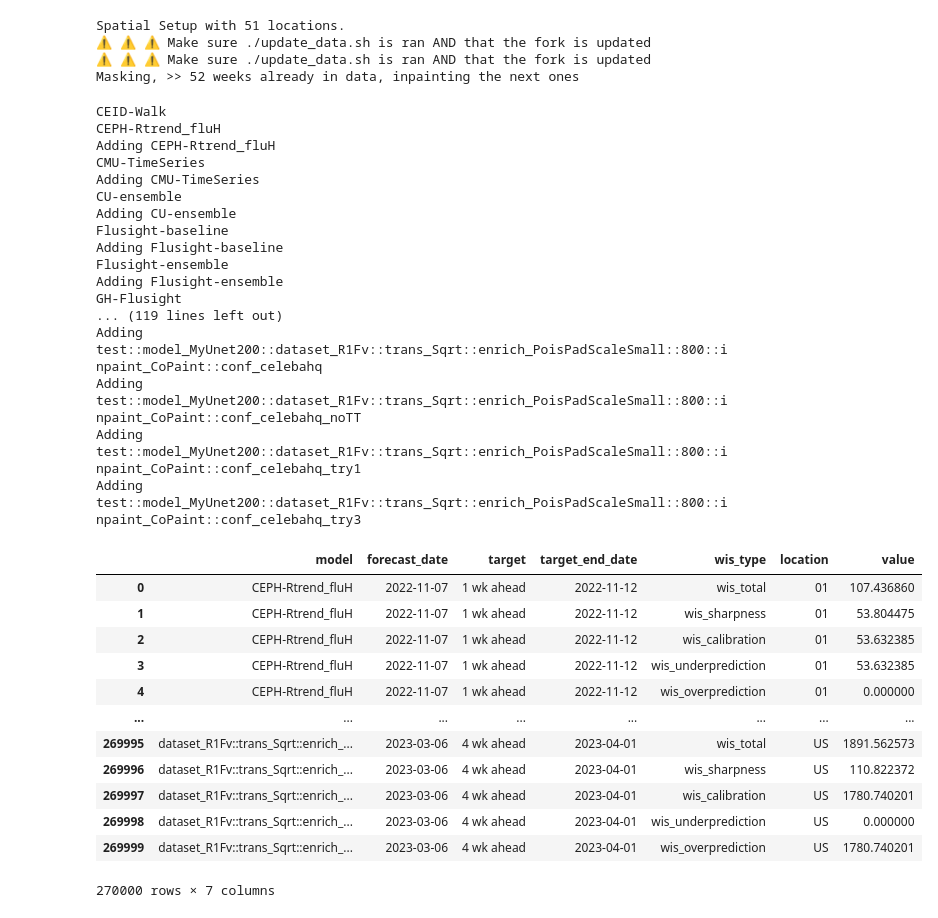
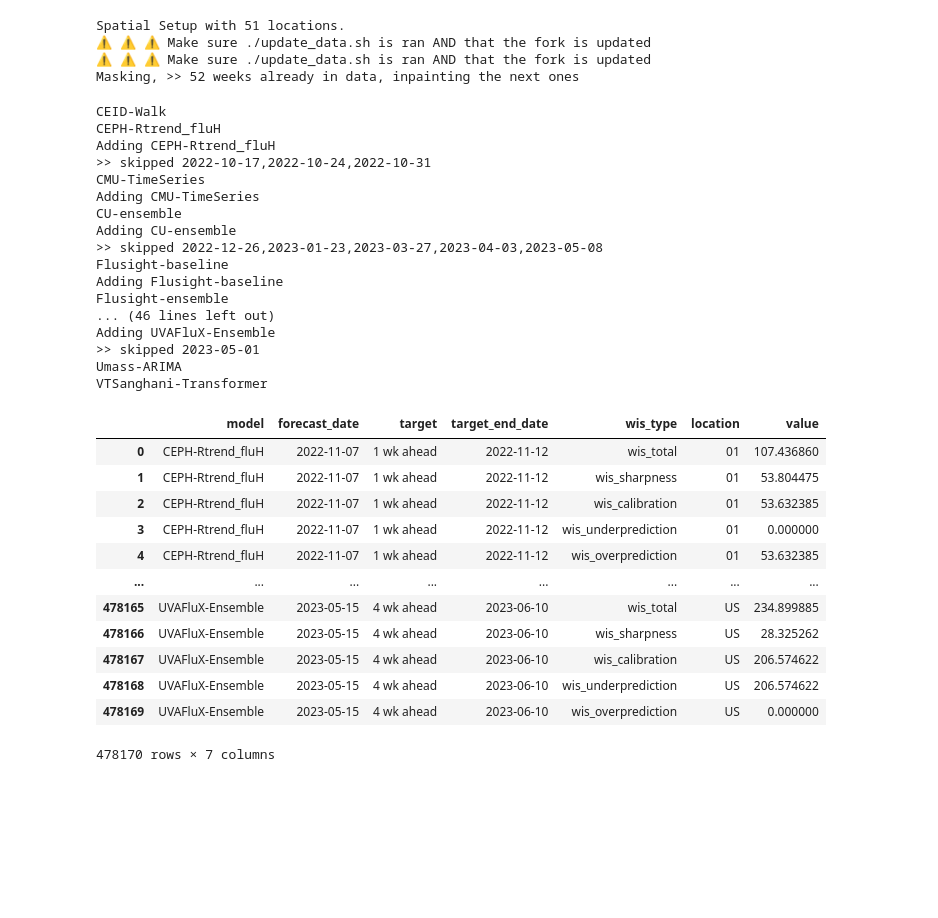
Before and after one commit to jcblemai/influpaint, a Jupyter notebook: evaluate.ipynb, the cells around one changed output. Cells and saved outputs as stored; diff of their text form; code cells hidden in the pictures; blank space fills up the shorter version.

```diff
--- a/evaluate.ipynb
+++ b/evaluate.ipynb
@@ -173,7 +173,7 @@ def score_Nwk_forecasts(gt, forecasts, n=4) -> pd.DataFrame:
         q_dict = {}
         for q in f["quantile"].unique():
             q_dict[float(q)] = f[f["quantile"]==q].pivot(index=["target_end_date"], columns="location", values="value").sort_index().to_numpy().ravel()
-        wis_total, wis_sharpness, wis_calibration, underprediction, overprediction =   weighted_interval_score_fast(observations=gt_piv.loc[target].to_numpy(),
+        wis_total, wis_sharpness, wis_calibration, overprediction, underprediction =   weighted_interval_score_fast(observations=gt_piv.loc[target].to_numpy(),
                                                                                         alphas=alphas,
                                                                                         q_dict=q_dict,
                                                                                         weights=alphas/2)
@@ -199,17 +199,10 @@ my_model_list = myutils.get_folders_in_directory("/work/users/c/h/chadi/influpai
 #gt1.plot()
 # %%
 fdates = pd.date_range("2022-10-12", "2023-05-15", freq="1W-MON")
-fdates = pd.date_range("2022-10-12", "2023-03-15", freq="5W-MON")
-fdates = pd.DatetimeIndex(['2022-10-17', '2022-10-24', '2022-10-31', '2022-11-07',
-                '2022-11-14', '2022-11-21', '2022-11-28', '2022-12-05',
-                '2022-12-12', '2022-12-19', '2022-12-26', '2023-01-02',
-                '2023-01-09', '2023-01-16', '2023-01-23', '2023-01-30',
-                '2023-02-06', '2023-02-13', '2023-02-20', '2023-02-27',
-                '2023-03-06', '2023-03-13', '2023-03-20', '2023-03-27',
-                '2023-04-03', '2023-04-10', '2023-04-17', '2023-04-24',
-                '2023-05-01', '2023-05-08', '2023-05-15'])
 
-fdates = pd.DatetimeIndex(['2022-11-07','2022-11-14','2022-12-12','2023-01-09','2023-03-06'])
+#fdates = pd.date_range("2022-10-12", "2023-03-15", freq="5W-MON") #old
+
+#fdates = pd.DatetimeIndex(['2022-11-07','2022-11-14','2022-12-12','2023-01-09','2023-03-06']) #new
 
 # old
 #fdates = pd.date_range("2022-11-14", "2023-05-15", freq="5W-MON")
@@ -217,7 +210,7 @@ fdates = pd.DatetimeIndex(['2022-11-07','2022-11-14','2022-12-12','2023-01-09','
 gt = pd.read_csv("Flusight/Flusight-forecast-data/data-truth/truth-Incident Hospitalizations.csv")
 
 
-allow_missing_week = 2
+allow_missing_week = 5
 scores = {}
 for model in model_list:
     print(model)
@@ -245,7 +238,7 @@ for model in model_list:
         scores.pop(model)
         #print(f">> Too many skipped, removing")
 
-if True:
+if False:
     for model in my_model_list:
         skipped = []
 
@@ -284,49 +277,49 @@ wis_overprediction = all_scores[all_scores["wis_type"] == "wis_overprediction"].
 wis_overprediction = pd.melt(wis_overprediction , var_name="location", value_name="wis_overprediction",ignore_index=False).reset_index()
 
 wis_sharpness = all_scores[all_scores["wis_type"] == "wis_sharpness"].drop("wis_type", axis=1)
 wis_sharpness = pd.melt(wis_sharpness , var_name="location", value_name="wis_sharpness",ignore_index=False).reset_index()
 
 all_scores_t = all_scores.reset_index()
 
 id_vars = ['model', 'forecast_date', 'target', 'target_end_date', 'wis_type']
 
 # Identify two-letter columns dynamically
 location_columns = [col for col in all_scores_t.columns if len(col) == 2]
 
 # Melt the DataFrame to move two-letter columns into a 'location' column
 all_scores_t = pd.melt(all_scores_t, id_vars=id_vars, value_vars=location_columns, var_name='location', value_name='value')
 all_scores_t
 # %% [output]
 CEID-Walk
 CEPH-Rtrend_fluH
 Adding CEPH-Rtrend_fluH
+>> skipped 2022-10-17,2022-10-24,2022-10-31
 CMU-TimeSeries
 Adding CMU-TimeSeries
 CU-ensemble
 Adding CU-ensemble
+>> skipped 2022-12-26,2023-01-23,2023-03-27,2023-04-03,2023-05-08
 Flusight-baseline
 Adding Flusight-baseline
 Flusight-ensemble
-Adding Flusight-ensemble
-GH-Flusight
-... (119 lines left out)
-Adding test::model_MyUnet200::dataset_R1Fv::trans_Sqrt::enrich_PoisPadScaleSmall::800::inpaint_CoPaint::conf_celebahq
-Adding test::model_MyUnet200::dataset_R1Fv::trans_Sqrt::enrich_PoisPadScaleSmall::800::inpaint_CoPaint::conf_celebahq_noTT
-Adding test::model_MyUnet200::dataset_R1Fv::trans_Sqrt::enrich_PoisPadScaleSmall::800::inpaint_CoPaint::conf_celebahq_try1
-Adding test::model_MyUnet200::dataset_R1Fv::trans_Sqrt::enrich_PoisPadScaleSmall::800::inpaint_CoPaint::conf_celebahq_try3
+... (46 lines left out)
+Adding UVAFluX-Ensemble
+>> skipped 2023-05-01
+Umass-ARIMA
+VTSanghani-Transformer
 |  | model | forecast_date | target | target_end_date | wis_type | location | value |
 | 0 | CEPH-Rtrend_fluH | 2022-11-07 | 1 wk ahead | 2022-11-12 | wis_total | 01 | 107.436860 |
 | 1 | CEPH-Rtrend_fluH | 2022-11-07 | 1 wk ahead | 2022-11-12 | wis_sharpness | 01 | 53.804475 |
 | 2 | CEPH-Rtrend_fluH | 2022-11-07 | 1 wk ahead | 2022-11-12 | wis_calibration | 01 | 53.632385 |
-| 3 | CEPH-Rtrend_fluH | 2022-11-07 | 1 wk ahead | 2022-11-12 | wis_underprediction | 01 | 53.632385 |
-| 4 | CEPH-Rtrend_fluH | 2022-11-07 | 1 wk ahead | 2022-11-12 | wis_overprediction | 01 | 0.000000 |
+| 3 | CEPH-Rtrend_fluH | 2022-11-07 | 1 wk ahead | 2022-11-12 | wis_underprediction | 01 | 0.000000 |
+| 4 | CEPH-Rtrend_fluH | 2022-11-07 | 1 wk ahead | 2022-11-12 | wis_overprediction | 01 | 53.632385 |
 | ... | ... | ... | ... | ... | ... | ... | ... |
-| 269995 | dataset_R1Fv::trans_Sqrt::enrich_... | 2023-03-06 | 4 wk ahead | 2023-04-01 | wis_total | US | 1891.562573 |
-| 269996 | dataset_R1Fv::trans_Sqrt::enrich_... | 2023-03-06 | 4 wk ahead | 2023-04-01 | wis_sharpness | US | 110.822372 |
-| 269997 | dataset_R1Fv::trans_Sqrt::enrich_... | 2023-03-06 | 4 wk ahead | 2023-04-01 | wis_calibration | US | 1780.740201 |
-| 269998 | dataset_R1Fv::trans_Sqrt::enrich_... | 2023-03-06 | 4 wk ahead | 2023-04-01 | wis_underprediction | US | 0.000000 |
-| 269999 | dataset_R1Fv::trans_Sqrt::enrich_... | 2023-03-06 | 4 wk ahead | 2023-04-01 | wis_overprediction | US | 1780.740201 |
+| 478165 | UVAFluX-Ensemble | 2023-05-15 | 4 wk ahead | 2023-06-10 | wis_total | US | 234.899885 |
+| 478166 | UVAFluX-Ensemble | 2023-05-15 | 4 wk ahead | 2023-06-10 | wis_sharpness | US | 28.325262 |
+| 478167 | UVAFluX-Ensemble | 2023-05-15 | 4 wk ahead | 2023-06-10 | wis_calibration | US | 206.574622 |
+| 478168 | UVAFluX-Ensemble | 2023-05-15 | 4 wk ahead | 2023-06-10 | wis_underprediction | US | 206.574622 |
+| 478169 | UVAFluX-Ensemble | 2023-05-15 | 4 wk ahead | 2023-06-10 | wis_overprediction | US | 0.000000 |
-270000 rows × 7 columns
+478170 rows × 7 columns
 # %%
 all_loc_df = all_scores_t.pivot_table(index=['model'],
                                                 columns=['wis_type'], #
```
Also changed, not shown: parts of 4 cells of this notebook.
